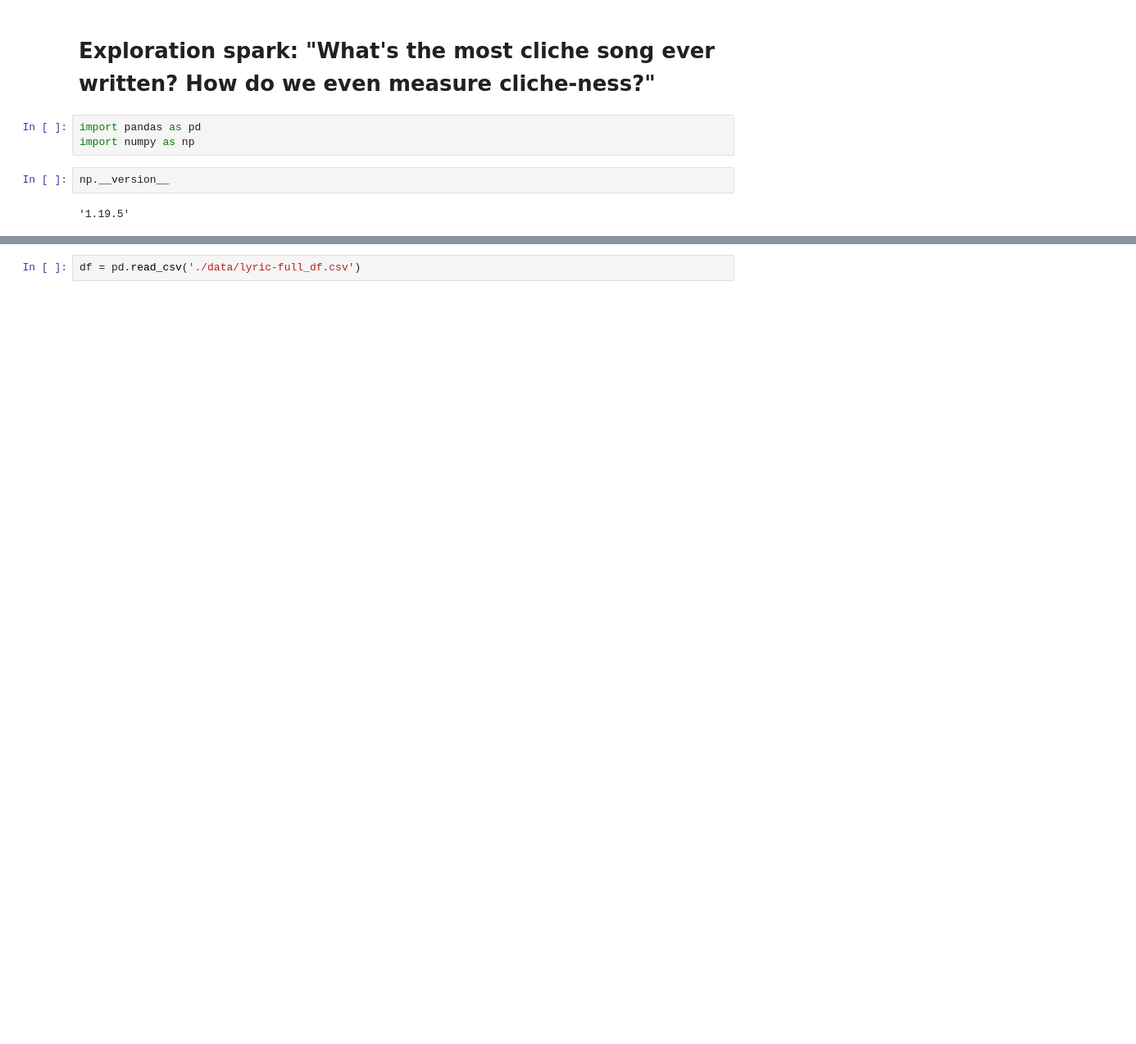
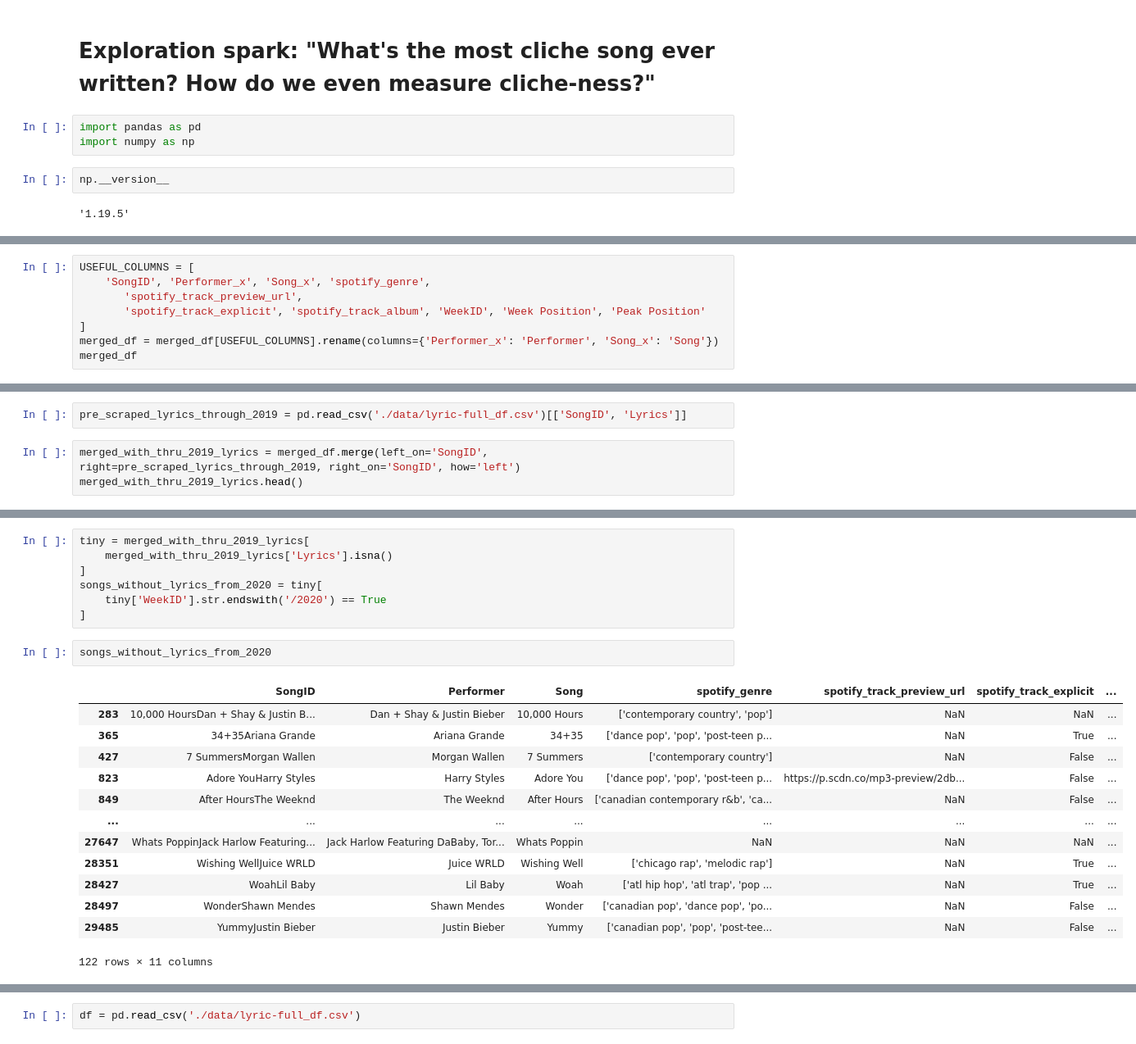
Before and after one commit to davidnmora/billboard-lyric-exploration, a Jupyter notebook: Cliche lyrics initial exploration.ipynb, the cells around one changed output, grey strips where cells are left out. Shown at 82% size. Drawn from its saved outputs; the diff is of its cells as text; blank space fills up the shorter version.

Commit message:
Pull in 2020 lyrics & metadata dataset

```diff
--- a/Cliche lyrics initial exploration.ipynb
+++ b/Cliche lyrics initial exploration.ipynb
@@ -9,0 +64,8 @@ np.__version__
+# %%
+USEFUL_COLUMNS = [
+    'SongID', 'Performer_x', 'Song_x', 'spotify_genre',
+       'spotify_track_preview_url',
+       'spotify_track_explicit', 'spotify_track_album', 'WeekID', 'Week Position', 'Peak Position'
+]
+merged_df = merged_df[USEFUL_COLUMNS].rename(columns={'Performer_x': 'Performer', 'Song_x': 'Song'})
+merged_df
@@ -9,0 +93,5 @@ np.__version__
+# %%
+pre_scraped_lyrics_through_2019 = pd.read_csv('./data/lyric-full_df.csv')[['SongID', 'Lyrics']]
+# %%
+merged_with_thru_2019_lyrics = merged_df.merge(left_on='SongID', right=pre_scraped_lyrics_through_2019, right_on='SongID', how='left')
+merged_with_thru_2019_lyrics.head()
@@ -9,0 +125,23 @@ np.__version__
+# %%
+tiny = merged_with_thru_2019_lyrics[
+    merged_with_thru_2019_lyrics['Lyrics'].isna()
+]
+songs_without_lyrics_from_2020 = tiny[
+    tiny['WeekID'].str.endswith('/2020') == True
+]
+# %%
+songs_without_lyrics_from_2020
+# %% [output]
+|  | SongID | Performer | Song | spotify_genre | spotify_track_preview_url | spotify_track_explicit | ... |
+| 283 | 10,000 HoursDan + Shay & Justin B... | Dan + Shay & Justin Bieber | 10,000 Hours | ['contemporary country', 'pop'] | NaN | NaN | ... |
+| 365 | 34+35Ariana Grande | Ariana Grande | 34+35 | ['dance pop', 'pop', 'post-teen p... | NaN | True | ... |
+| 427 | 7 SummersMorgan Wallen | Morgan Wallen | 7 Summers | ['contemporary country'] | NaN | False | ... |
+| 823 | Adore YouHarry Styles | Harry Styles | Adore You | ['dance pop', 'pop', 'post-teen p... | https://p.scdn.co/mp3-preview/2db... | False | ... |
+| 849 | After HoursThe Weeknd | The Weeknd | After Hours | ['canadian contemporary r&b', 'ca... | NaN | False | ... |
+| ... | ... | ... | ... | ... | ... | ... | ... |
+| 27647 | Whats PoppinJack Harlow Featuring... | Jack Harlow Featuring DaBaby, Tor... | Whats Poppin | NaN | NaN | NaN | ... |
+| 28351 | Wishing WellJuice WRLD | Juice WRLD | Wishing Well | ['chicago rap', 'melodic rap'] | NaN | True | ... |
+| 28427 | WoahLil Baby | Lil Baby | Woah | ['atl hip hop', 'atl trap', 'pop ... | NaN | True | ... |
+| 28497 | WonderShawn Mendes | Shawn Mendes | Wonder | ['canadian pop', 'dance pop', 'po... | NaN | False | ... |
+| 29485 | YummyJustin Bieber | Justin Bieber | Yummy | ['canadian pop', 'pop', 'post-tee... | NaN | False | ... |
+122 rows × 11 columns
```
Also changed, not shown: parts of 30 cells of this notebook.
